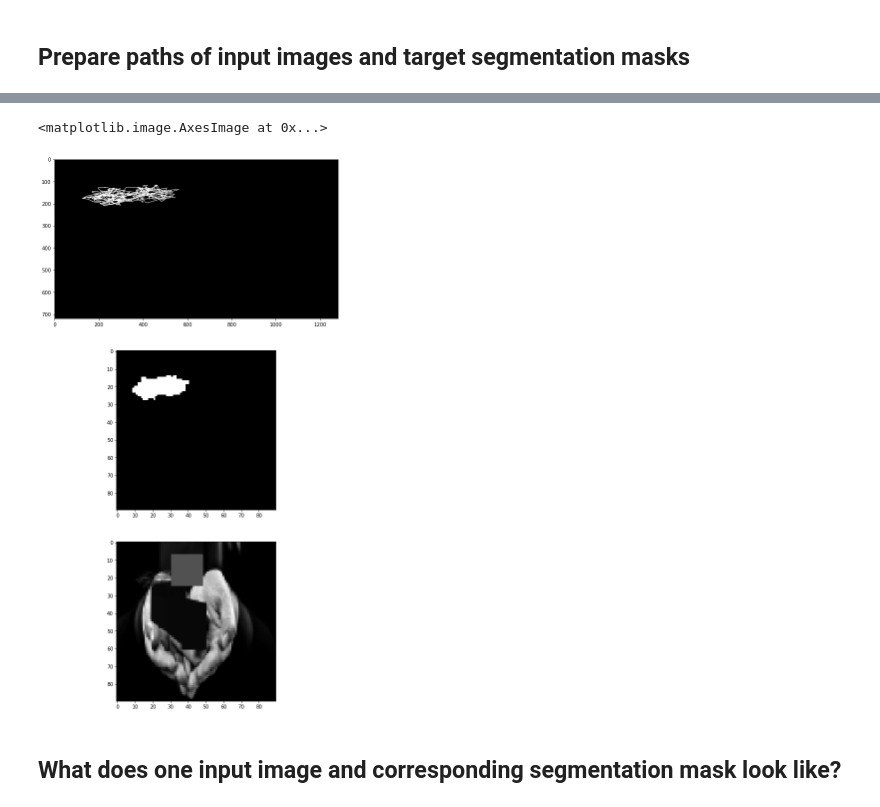
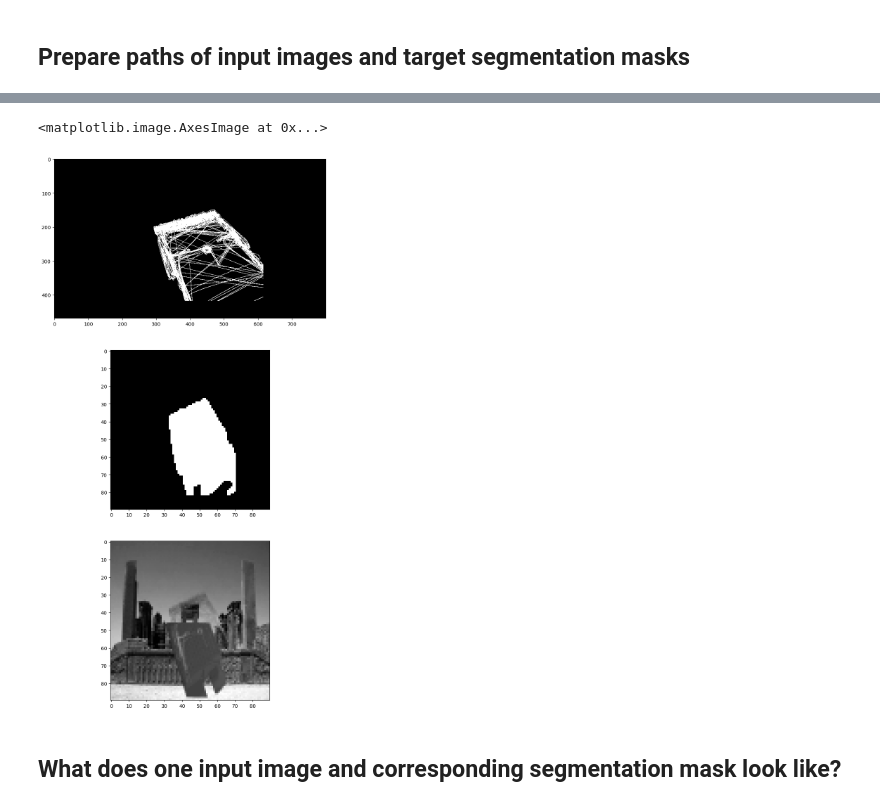
Before and after one commit to kanstancin/classifiers, a Jupyter notebook: segment.ipynb, the cells around one changed output, grey strips where cells are left out. Cells and saved outputs as stored; diff of their text form; code cells hidden in the pictures.

```diff
--- a/segment.ipynb
+++ b/segment.ipynb
@@ -172,37 +182,37 @@ def img_to_binary(mask):
     return mask
 
 def load_img_cv(path, target_size, is_mask=False, augment=True):
     if not is_mask:
         img = cv.imread(path, cv.IMREAD_GRAYSCALE)
         shape = (target_size[1], target_size[0])
         img = cv.resize(img, shape, interpolation=cv.INTER_AREA)
         if augment:
             aug = iaa.GammaContrast((0.5, 3.0))
             img = aug(image=img)
     else:
         img = cv.imread(path, cv.IMREAD_GRAYSCALE)
         img[img<=30] = 0
         img[img>30] = 255
         img = resize_mask(img, target_size)
         img = img_to_binary(img)
     return img
 
-mask = cv.imread(target_img_paths[9], cv.IMREAD_GRAYSCALE)
+mask = cv.imread(target_img_paths[15], cv.IMREAD_GRAYSCALE)
 target_size = (90, 90)
 # print(mask.shape)
 # kernel = np.ones((10, 10), np.uint8)
 # mask =  cv.morphologyEx(mask, cv.MORPH_CLOSE, kernel)
 # img = cv.erode(img, kernel, iterations=1)
 # img = cv.dilate(img, kernel, iterations=1)
-mask_new = load_img_cv(target_img_paths[9], target_size, is_mask=True)
-img = load_img_cv(input_img_paths[9], target_size, is_mask=False)
+mask_new = load_img_cv(target_img_paths[15], target_size, is_mask=True)
+img = load_img_cv(input_img_paths[15], target_size, is_mask=False)
 fig, ax = plt.subplots(3,1,figsize=(25,20))
 ax[0].imshow(mask, cmap="gray")
 ax[1].imshow(mask_new, cmap="gray")
 ax[2].imshow(img, cmap="gray")
 # %% [output]
 <matplotlib.image.AxesImage at 0x...>
-[figure, old version]
+[figure, new version]
 # %% [markdown]
 ## What does one input image and corresponding segmentation mask look like?
 # %%
```
Also changed, not shown: parts of 43 cells of this notebook.
